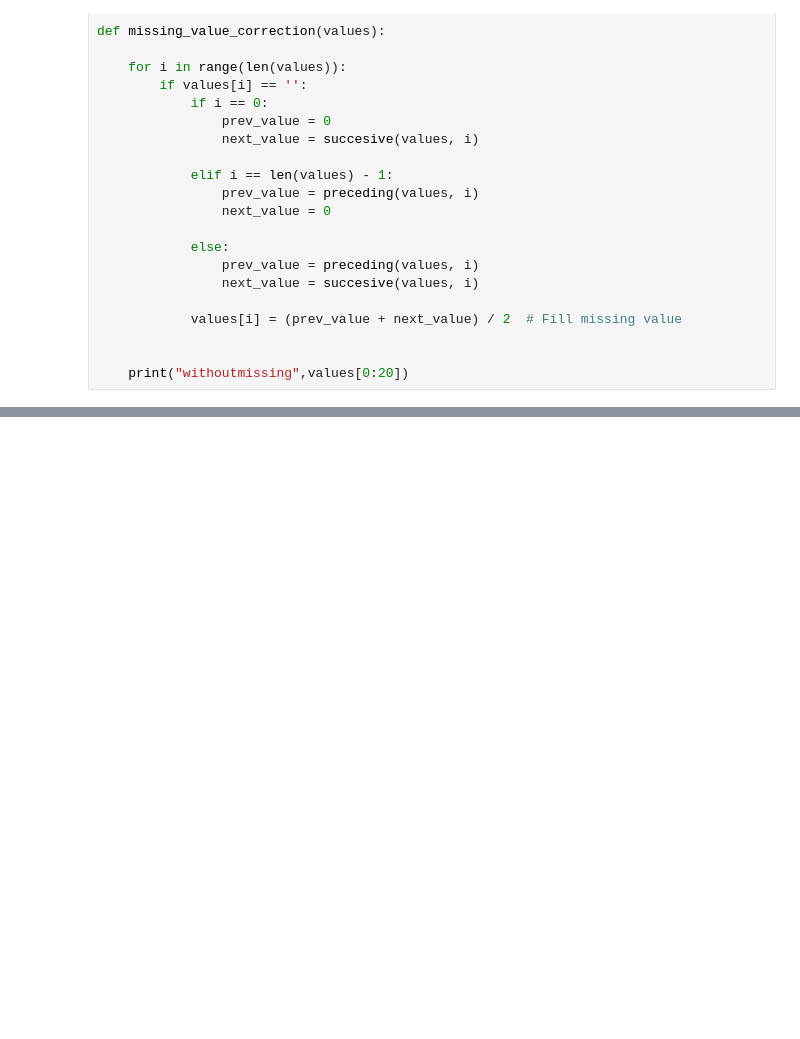
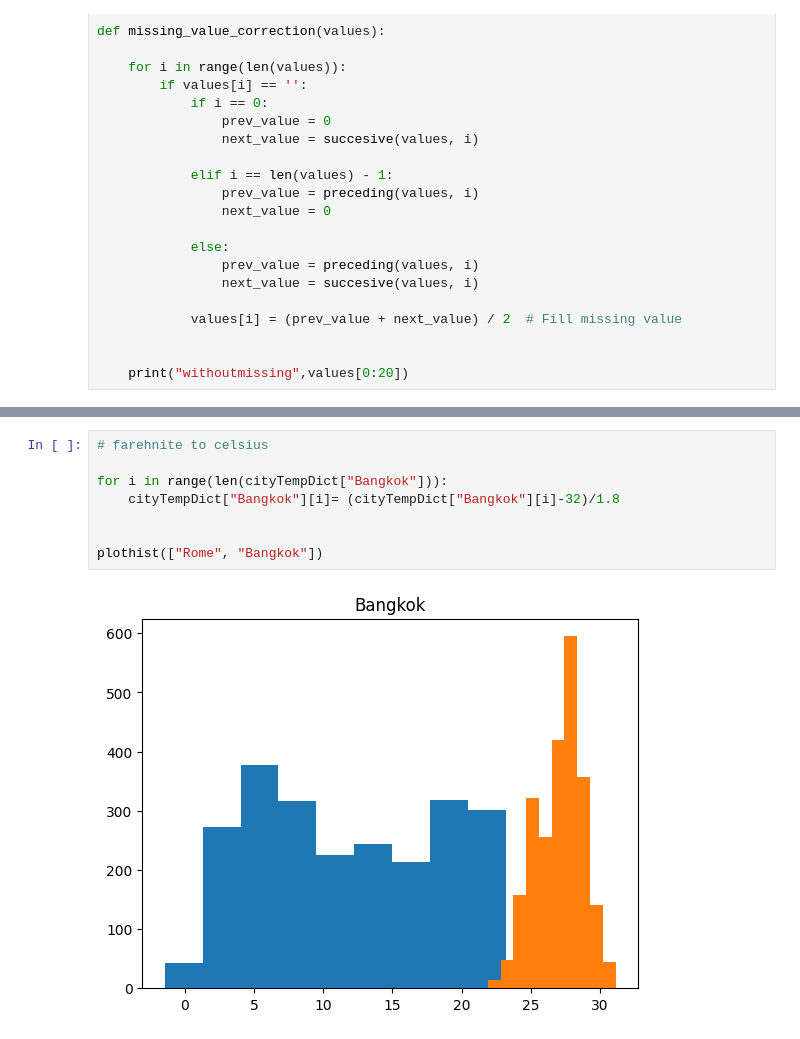
Before and after one commit to vdsa7391/dataScience_labs, a Jupyter notebook: labs/lab2.ipynb, the cells around one changed output, grey strips where cells are left out. Cells and saved outputs as stored; diff of their text form; blank space fills up the shorter version.

```diff
--- a/labs/lab2.ipynb
+++ b/labs/lab2.ipynb
@@ -111,0 +146,10 @@ dict_keys(['Cape Town', 'Lagos', 'Jaipur', 'Dakar', 'Aleppo', 'Baghdad', 'Dar Es
+# %%
+# farehnite to celsius
+
+for i in range(len(cityTempDict["Bangkok"])):
+    cityTempDict["Bangkok"][i]= (cityTempDict["Bangkok"][i]-32)/1.8
+
+
+plothist(["Rome", "Bangkok"])
+# %% [output]
+[figure, added]
```
Also changed, not shown: parts of 11 cells of this notebook.
